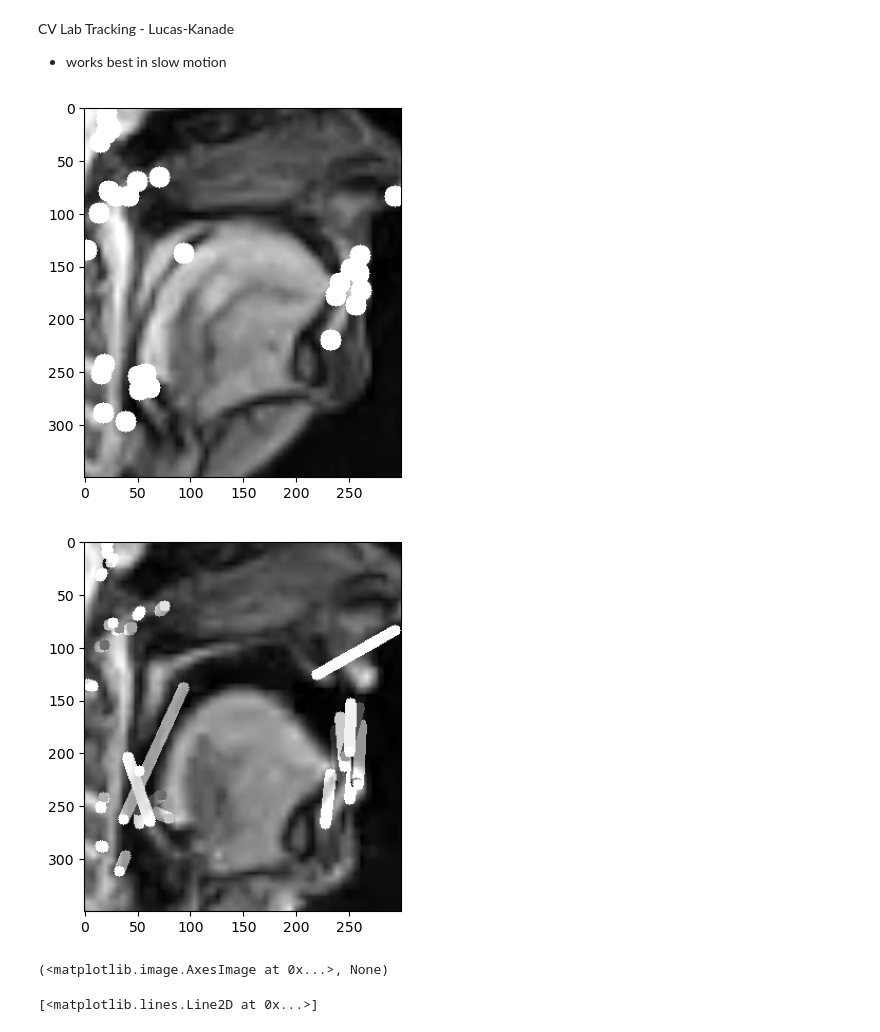
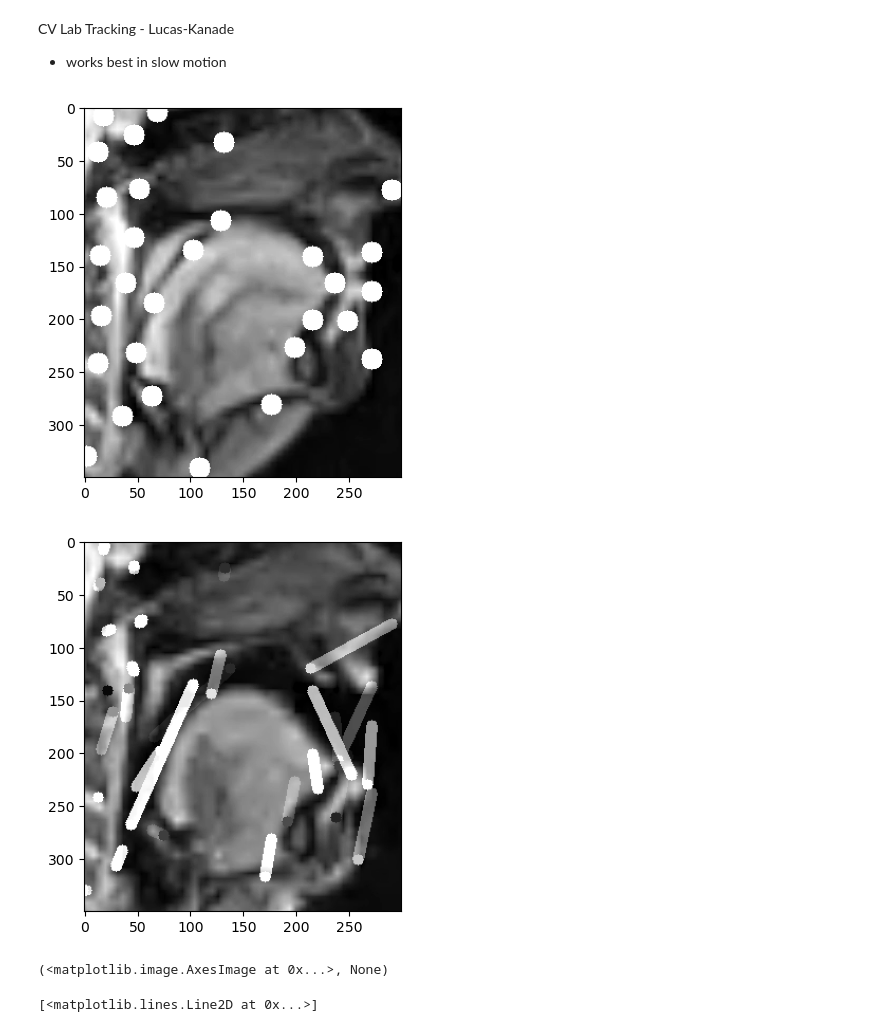
Before and after one commit to mishined/FYP, a Jupyter notebook: sample_experiments.ipynb, the cells around one changed output. Cells and saved outputs as stored; diff of their text form; code cells hidden in the pictures.

```diff
--- a/sample_experiments.ipynb
+++ b/sample_experiments.ipynb
@@ -30,7 +30,7 @@ Get all the frames in frames
 # %%
 frames = []
 #frames = np.array(frames)
-path = "C:/Users/Misha/OneDrive - University of Sussex/FYP/Participants/Participant_6/Processed_data/Video/Subject_06_01.mp4"
+path = "C:/Users/Misha/OneDrive - University of Sussex/FYP/Participants/text/Participant_6/Processed_data/Video/Subject_06_01.mp4"
 cap = cv2.VideoCapture(path)
 ret = True
 while ret:
@@ -83,40 +83,40 @@ first derivative - how quickly is the flow field changing in direction x
 CV Lab Tracking - Lucas-Kanade
 - works best in slow motion
 # %%
-feature_params = dict(maxCorners = 30, qualityLevel = 0.2, minDistance = 6, blockSize = 7)
+feature_params = dict(maxCorners = 30, qualityLevel = 0.2, minDistance = 30, blockSize = 1)
 p0 = cv2.goodFeaturesToTrack(video[0,...],mask = None, **feature_params)
 color = np.random.randint(0,255,(100,3))
 frame_start = 0
 frame0 = np.copy(video[frame_start,...])
 frame_end = 24
 for i in p0:
     x,y = i.ravel()
     cv2.circle(frame0,(int(x),int(y)),10,(255,0,255),-1)
 plt.imshow(frame0, cmap='gray'),plt.show()
 
 lk_params = dict( winSize  = (30,30),
                   maxLevel = 5,
                   criteria = (cv2.TERM_CRITERIA_EPS | cv2.TERM_CRITERIA_COUNT, 10, 0.03))
 mask = np.zeros_like(frame0)
 frame = np.copy(video[frame_end,...])
 p1, st, err = cv2.calcOpticalFlowPyrLK(video[0,...], video[frame_end,...], p0, None, **lk_params)
 good_new = p1[st==1]
 good_old = p0[st==1]
 # draw the tracks
 for i,(new,old) in enumerate(zip(good_new, good_old)):
     a,b = new.ravel()
     c,d = old.ravel()
     mask = cv2.line(mask, (int(a),int(b)),(int(c),int(d)), color[i].tolist(), 10)
     frame = cv2.circle(frame,(int(a),int(b)),5,color[i].tolist(),-1)
 img = cv2.add(frame,mask)
 
 plt.imshow(img, cmap='gray'), plt.show()
 
 # plt.imshow(video[frame_start,...], cmap='gray'), plt.show()
 # plt.imshow(video[frame_end,...], cmap='gray'), plt.show()
 # %% [output]
-[figure, old version]
+[figure, new version]
-[figure, old version]
+[figure, new version]
 (<matplotlib.image.AxesImage at 0x...>, None)
 # %%
 plt.plot(err)
```
Also changed, not shown: parts of 1 cell of this notebook.
